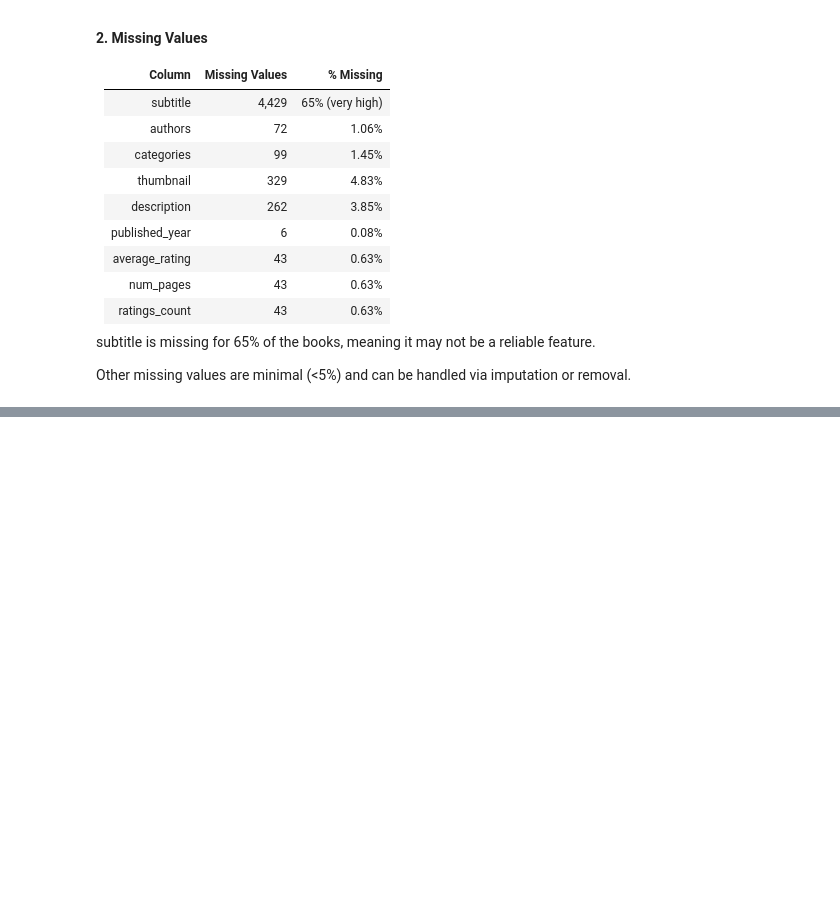
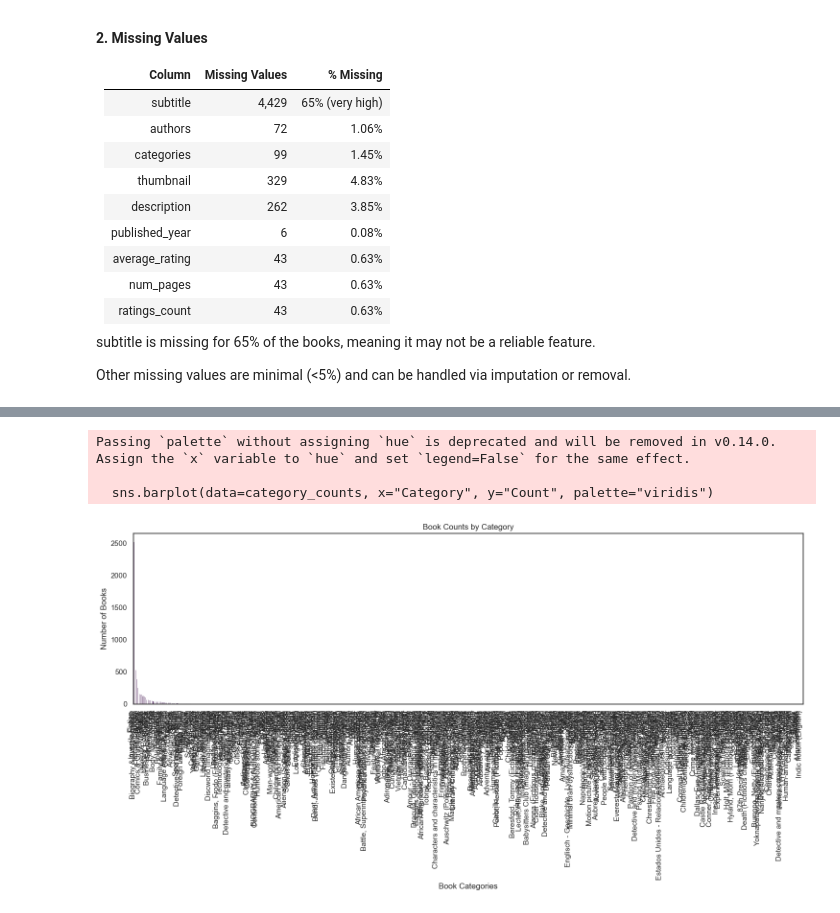
Before and after one commit to kishita1810/Semantic-book-recommender, a Jupyter notebook: data_exploration.ipynb, the cells around one changed output, grey strips where cells are left out. Cells and saved outputs as stored; diff of their text form; code cells hidden in the pictures; blank space fills up the shorter version.

Commit message:
data cleaning completed

```diff
--- a/data_exploration.ipynb
+++ b/data_exploration.ipynb
@@ -162,0 +222,8 @@ Other missing values are minimal (<5%) and can be handled via imputation or remo
+# %%
+book_missing = books[~(books["description"].isna()) &
+    ~(books["num_pages"].isna()) &
+    ~(books["average_rating"].isna()) &
+    ~(books["published_year"].isna())
+]
+
+book_missing.info(10)
@@ -162,0 +266,22 @@ Other missing values are minimal (<5%) and can be handled via imputation or remo
+# %%
+# Get category counts
+category_counts = book_missing["categories"].value_counts().reset_index()
+category_counts.columns = ["Category", "Count"]  # Rename columns
+category_counts = category_counts.sort_values("Count", ascending=False)  # Sort in descending order
+
+# Plot the bar chart
+plt.figure(figsize=(15, 8))  # Increase figure size for readability
+sns.barplot(data=category_counts, x="Category", y="Count", palette="viridis")
+
+plt.xticks(rotation=90, ha="right")  # Rotate x-axis labels for better readability
+plt.xlabel("Book Categories")
+plt.ylabel("Number of Books")
+plt.title("Book Counts by Category")
+plt.tight_layout()  # Adjust layout to prevent label cutoff
+
+plt.show()
+# %% [output]
+Passing `palette` without assigning `hue` is deprecated and will be removed in v0.14.0. Assign the `x` variable to `hue` and set `legend=False` for the same effect.
+
+  sns.barplot(data=category_counts, x="Category", y="Count", palette="viridis")
+[figure, added]
```
Also changed, not shown: parts of 13 cells of this notebook.
